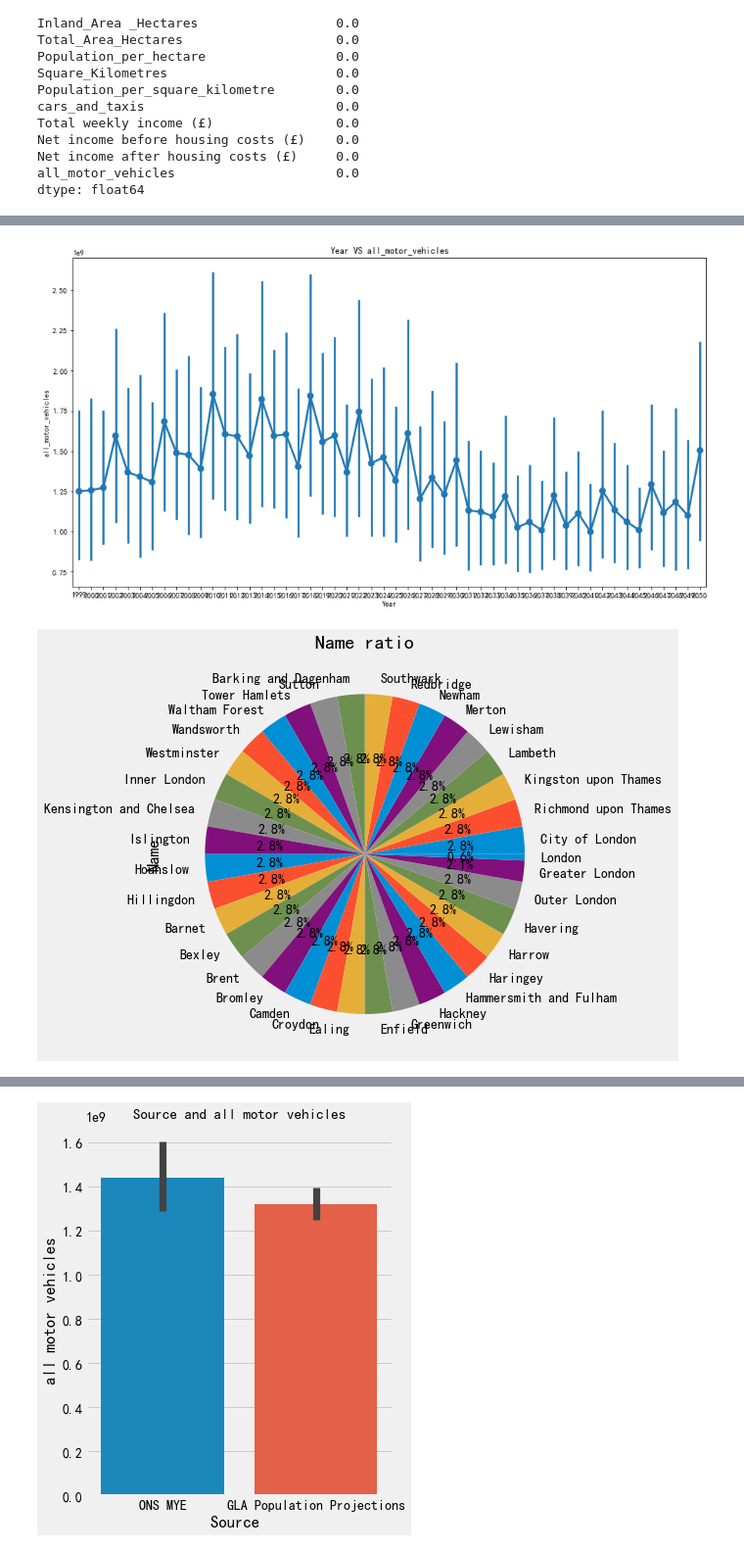
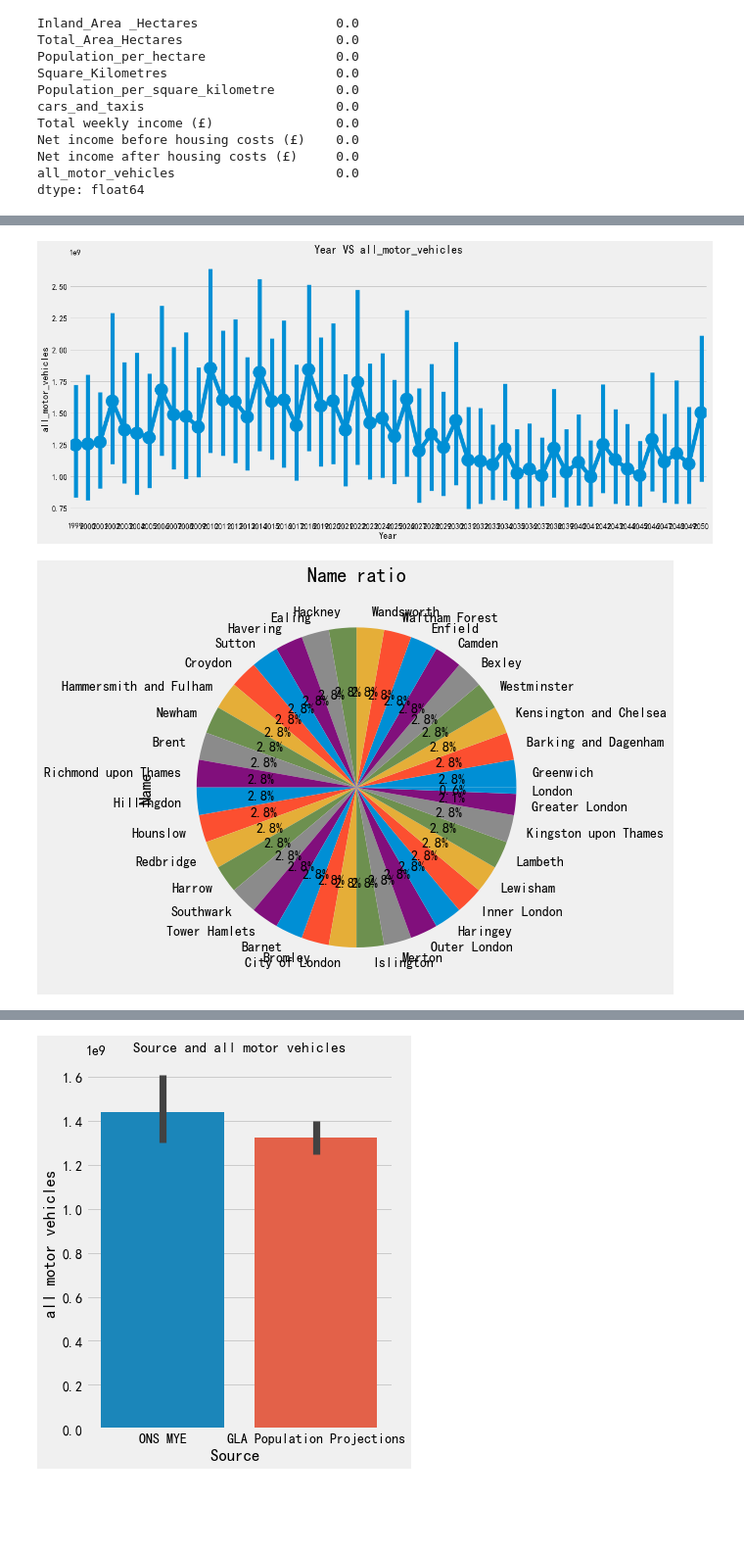
Before and after one commit to changyou12321/Dissertation, a Jupyter notebook: code.ipynb, the cells around one changed output, grey strips where cells are left out. Shown at 98% size. Drawn from its saved outputs; the diff is of its cells as text; code cells hidden in the pictures; blank space fills up the shorter version.

```diff
--- a/code.ipynb
+++ b/code.ipynb
@@ -219,6 +230,9 @@ df
 1872 rows × 15 columns
 # %% [markdown]
 ### 2、绘图
+# %%
+plt.style.use("fivethirtyeight")
+sns.set_style({'font.sans-serif': ['simhei', 'Arial']})
 # %%
 # soource plot
 
@@ -281,12 +295,12 @@ Population_per_square_kilometre
 # %%
 # Year VS all_motor_vehicles
 
-plt.figure(figsize=(15,8))
+plt.figure(figsize=(18,8))
 plt.title('Year VS all_motor_vehicles')
 sns.pointplot(x='Year', y='all_motor_vehicles', data=df)
 plt.show()
 # %% [output]
-[figure, old version]
+[figure, new version]
 # %%
 # # Source
 # # ONS MYE ,GLA Population Projections
@@ -307,7 +321,7 @@ plt.title('Name ratio')
 df['Name'].value_counts().plot.pie(autopct='%1.1f%%')
 plt.show()
 # %% [output]
-[figure, old version]
+[figure, new version]
 # %%
 ## all_motor_vehicles plot
 
```
Also changed, not shown: parts of 50 cells of this notebook.
